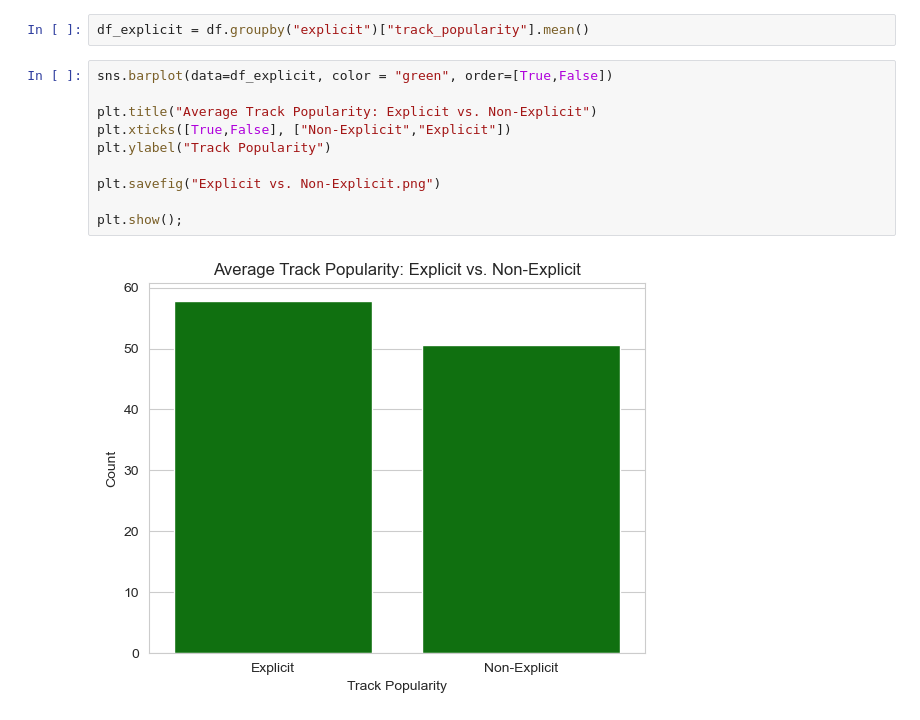
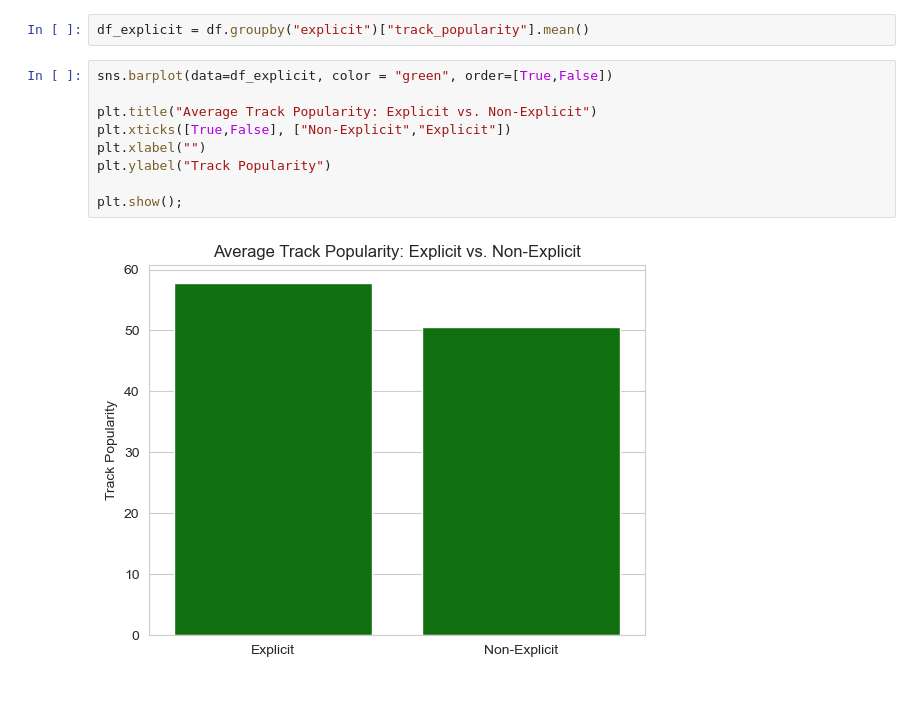
Before and after one commit to rgardy7/Spotify-Music-Data-Analysis, a Jupyter notebook: Spotify Dataset.ipynb, the cells around one changed output. Saved outputs shown, nothing was run; the diff lists cells and outputs as text.

```diff
--- a/Spotify Dataset.ipynb
+++ b/Spotify Dataset.ipynb
@@ -289,12 +282,11 @@ df_explicit = df.groupby("explicit")["track_popularity"].mean()
 # %%
 sns.barplot(data=df_explicit, color = "green", order=[True,False])
 
 plt.title("Average Track Popularity: Explicit vs. Non-Explicit")
 plt.xticks([True,False], ["Non-Explicit","Explicit"])
+plt.xlabel("")
 plt.ylabel("Track Popularity")
 
-plt.savefig("Explicit vs. Non-Explicit.png")
-
 plt.show();
 # %% [output]
-[figure, old version]
+[figure, new version]
```
Also changed, not shown: parts of 4 cells of this notebook.
